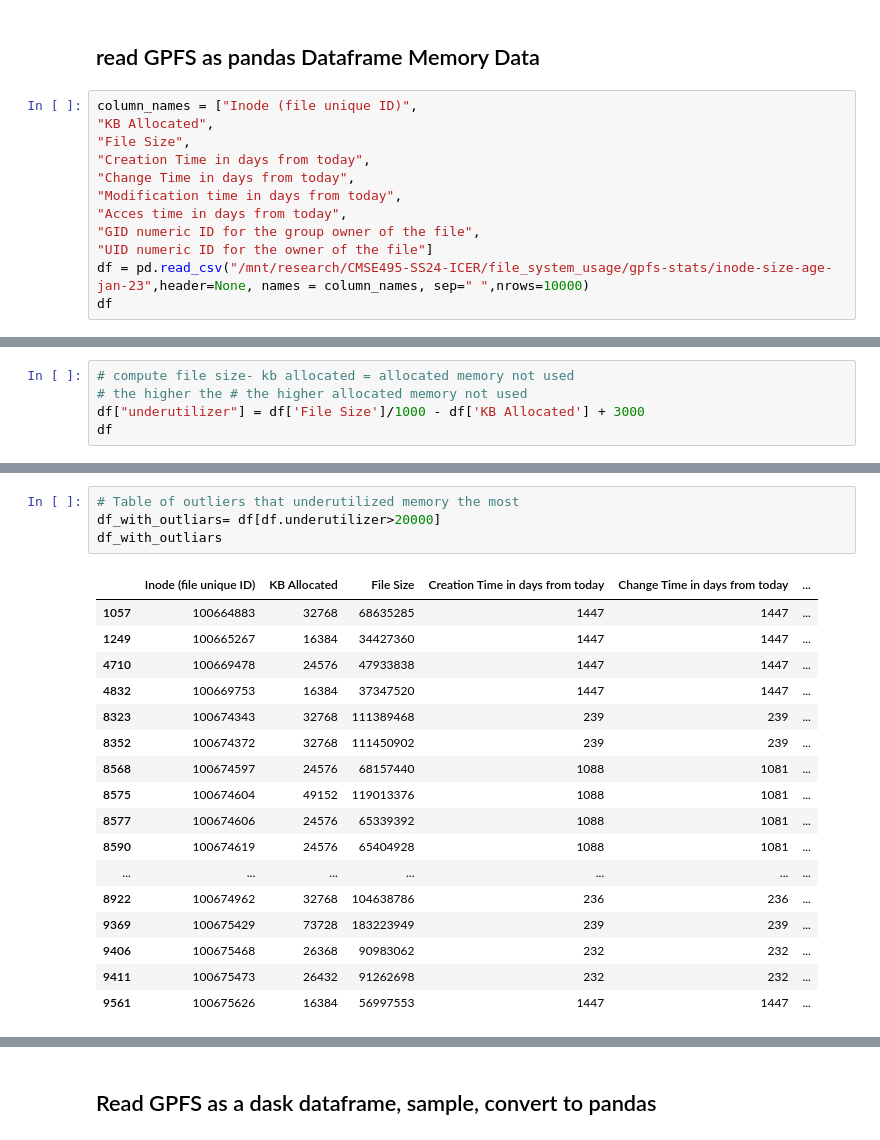
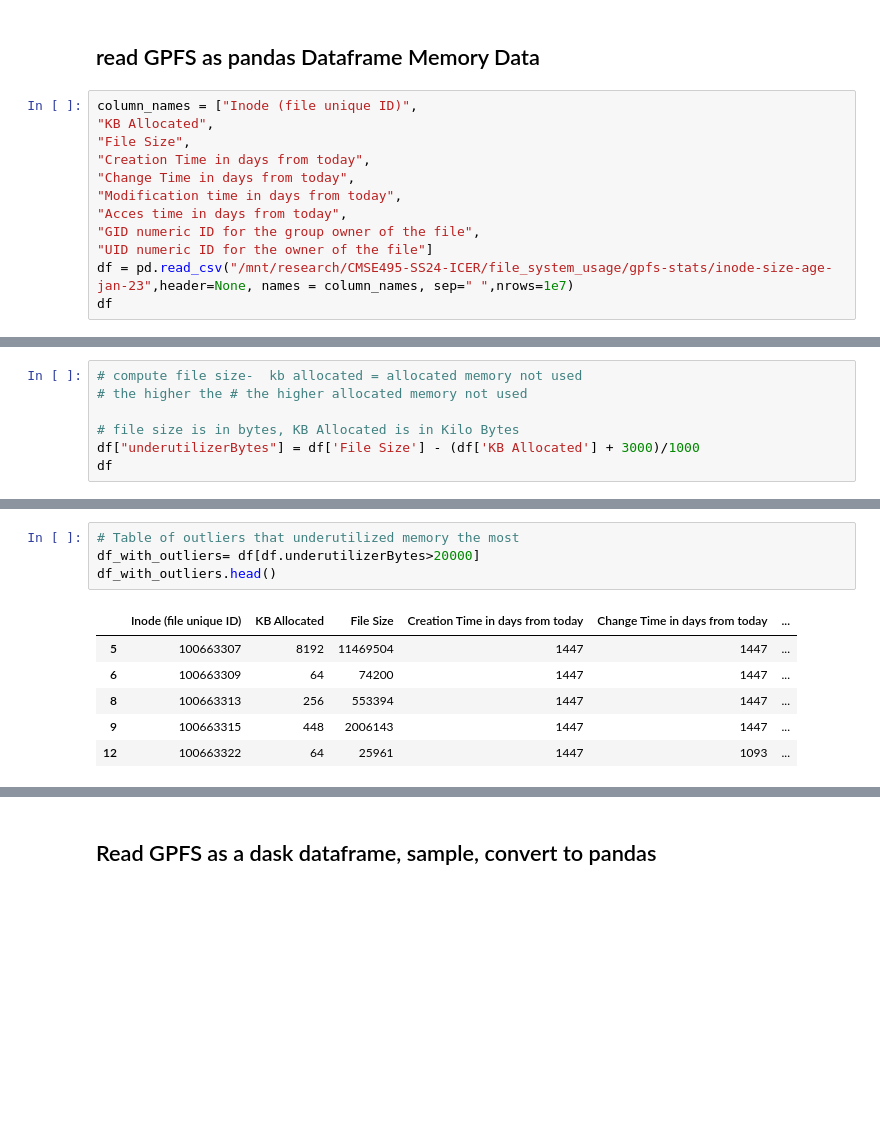
Before and after one commit to tairaeli/ICER_user_data_analytics, a Jupyter notebook: data_insights_GPFS.ipynb, the cells around one changed output, grey strips where cells are left out. Saved outputs shown, nothing was run; the diff lists cells and outputs as text; blank space fills up the shorter version.

```diff
--- a/data_insights_GPFS.ipynb
+++ b/data_insights_GPFS.ipynb
@@ -20,7 +20,7 @@ column_names = ["Inode (file unique ID)",
 "Acces time in days from today",
 "GID numeric ID for the group owner of the file",
 "UID numeric ID for the owner of the file"]
-df = pd.read_csv("/mnt/research/CMSE495-SS24-ICER/file_system_usage/gpfs-stats/inode-size-age-jan-23",header=None, names = column_names, sep=" ",nrows=10000)
+df = pd.read_csv("/mnt/research/CMSE495-SS24-ICER/file_system_usage/gpfs-stats/inode-size-age-jan-23",header=None, names = column_names, sep=" ",nrows=1e7)
 df
 # %% [output]
 |  | Inode (file unique ID) | KB Allocated | File Size | Creation Time in days from today | Change Time in days from today | ... |
@@ -51,8 +51,10 @@ UID numeric ID for the owner of the file             13
 dtype: int64
 # %%
-# compute file size- kb allocated = allocated memory not used
+# compute file size-  kb allocated = allocated memory not used
 # the higher the # the higher allocated memory not used
-df["underutilizer"] = df['File Size']/1000 - df['KB Allocated'] + 3000
+
+# file size is in bytes, KB Allocated is in Kilo Bytes
+df["underutilizerBytes"] = df['File Size'] - (df['KB Allocated'] + 3000)/1000
 df
 # %% [output]
 |  | Inode (file unique ID) | KB Allocated | File Size | Creation Time in days from today | Change Time in days from today | ... |
@@ -131,24 +135,13 @@ plt.show()
 # %%
 # Table of outliers that underutilized memory the most
-df_with_outliars= df[df.underutilizer>20000]
-df_with_outliars
+df_with_outliers= df[df.underutilizerBytes>20000]
+df_with_outliers.head()
 # %% [output]
 |  | Inode (file unique ID) | KB Allocated | File Size | Creation Time in days from today | Change Time in days from today | ... |
-| 1057 | 100664883 | 32768 | 68635285 | 1447 | 1447 | ... |
-| 1249 | 100665267 | 16384 | 34427360 | 1447 | 1447 | ... |
-| 4710 | 100669478 | 24576 | 47933838 | 1447 | 1447 | ... |
-| 4832 | 100669753 | 16384 | 37347520 | 1447 | 1447 | ... |
-| 8323 | 100674343 | 32768 | 111389468 | 239 | 239 | ... |
-| 8352 | 100674372 | 32768 | 111450902 | 239 | 239 | ... |
-| 8568 | 100674597 | 24576 | 68157440 | 1088 | 1081 | ... |
-| 8575 | 100674604 | 49152 | 119013376 | 1088 | 1081 | ... |
-| 8577 | 100674606 | 24576 | 65339392 | 1088 | 1081 | ... |
-| 8590 | 100674619 | 24576 | 65404928 | 1088 | 1081 | ... |
-| ... | ... | ... | ... | ... | ... | ... |
-| 8922 | 100674962 | 32768 | 104638786 | 236 | 236 | ... |
-| 9369 | 100675429 | 73728 | 183223949 | 239 | 239 | ... |
-| 9406 | 100675468 | 26368 | 90983062 | 232 | 232 | ... |
-| 9411 | 100675473 | 26432 | 91262698 | 232 | 232 | ... |
-| 9561 | 100675626 | 16384 | 56997553 | 1447 | 1447 | ... |
+| 5 | 100663307 | 8192 | 11469504 | 1447 | 1447 | ... |
+| 6 | 100663309 | 64 | 74200 | 1447 | 1447 | ... |
+| 8 | 100663313 | 256 | 553394 | 1447 | 1447 | ... |
+| 9 | 100663315 | 448 | 2006143 | 1447 | 1447 | ... |
+| 12 | 100663322 | 64 | 25961 | 1447 | 1093 | ... |
 # %%
 # underutilizes describe with outliers
```
Also changed, not shown: parts of 19 cells of this notebook.
